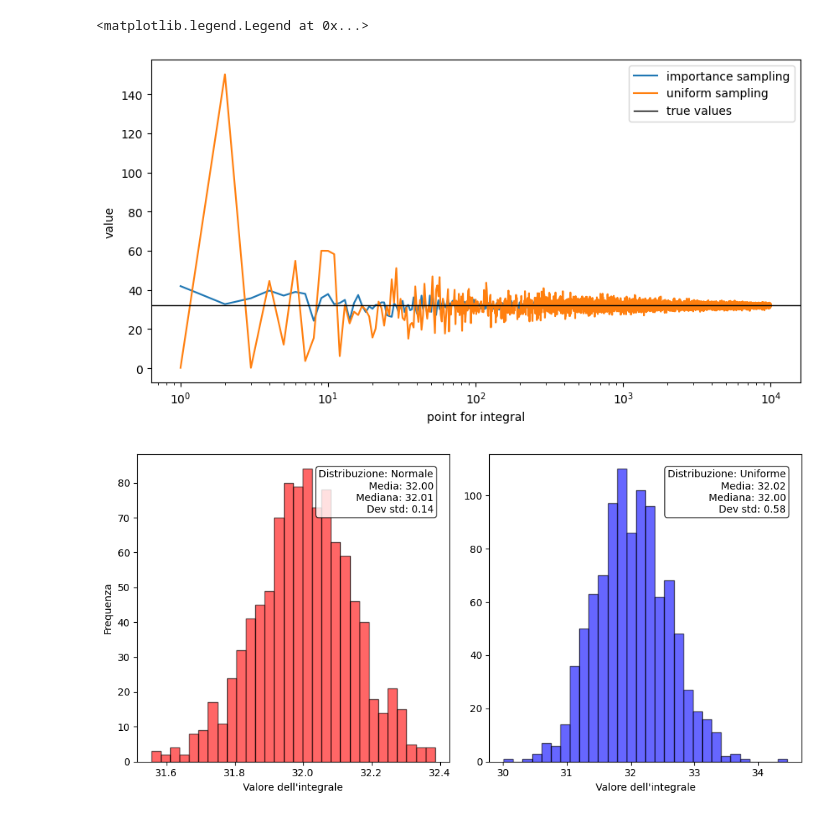
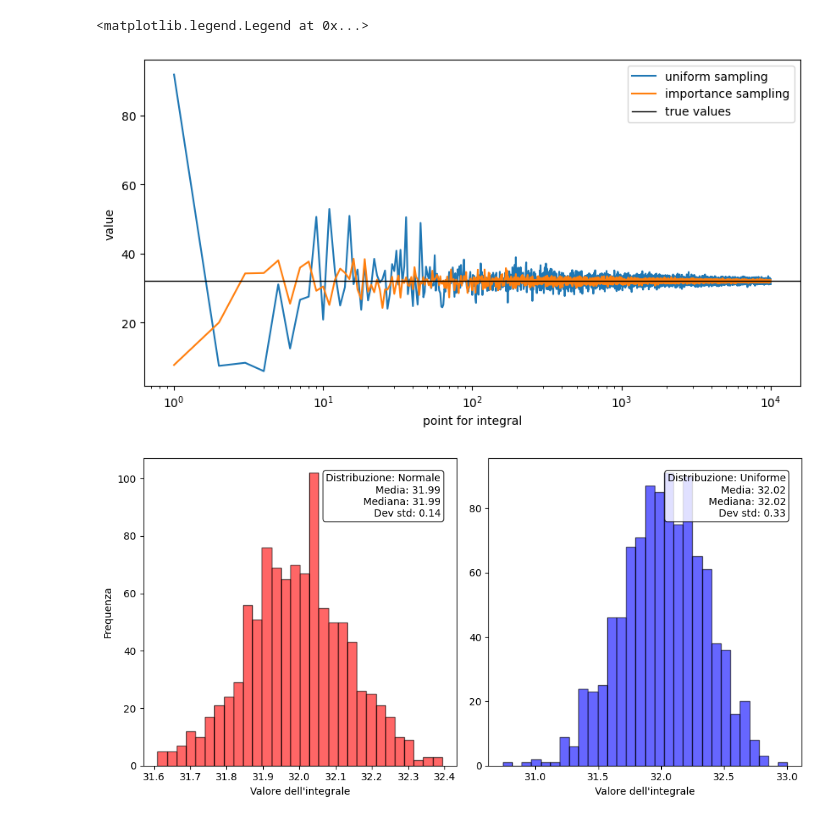
Before and after one commit to oblivion0218/ES_AstroStatistic, a Jupyter notebook: Riccardo_Bossi/lez 3/Monte_Carlo_int.ipynb, the cells around one changed output. Drawn from its saved outputs; the diff is of its cells as text; code cells hidden in the pictures.

```diff
--- a/Riccardo_Bossi/lez 3/Monte_Carlo_int.ipynb
+++ b/Riccardo_Bossi/lez 3/Monte_Carlo_int.ipynb
@@ -2,7 +2,6 @@
 import numpy as np
 from matplotlib import pyplot as plt
 from scipy.optimize import curve_fit
-from scipy.stats import norm
 from scipy.stats import norm
 
 mu = 4  #centroide gaussiana per importance sampling, ricavata dal grafico della funzione
@@ -21,14 +20,14 @@ expected = 2 * sigma**4 #valore atteso
 def function(x, sigma):  # Funzione da integrare
     return x**3 * np.exp(-(x**2) / (2 * sigma**2))
 
-def Importance_sampling (N) :
+def Importance_sampling (N) : #------------------------------------------------------------------------------------------------
 
     X = [] #vettore numeri generati casualmente
 
     while len(X) < N:
-        Xi = np.random.normal(mu, sigma_norm) #vantaggio : l'integrale è svolto da 0 a infinito
-        if Xi > 0 :
-            X.append(Xi)
+        Xi = np.random.normal(mu, sigma_norm) #vantaggio : i punti sono generati su tutto R
+        if Xi >= 0 :
+            X.append(Xi) #seleziono solo R+
 
     X = np.array(X) # boh, va convertito in array perchè python non lo legge sennò
 
@@ -44,37 +43,37 @@ def Importance_sampling (N) :
     weighted_values = function(X, sigma) / (peso / p_positive)
 
     integral = np.mean(weighted_values)
 
     return integral
 
-def gen_uniforme (N) :
+def gen_uniforme (N) : #------------------------------------------------------------------------------------------------
 
     x_min = 0   #nella gen uniforme devo mettere degli estremi
-    x_max = 10*sigma
+    x_max = 5*sigma
 
     Y = np.random.uniform(x_min, x_max, N) #metodo crude
 
     integral = (x_max - x_min) * np.mean(function(Y, sigma))
 
     return integral
 
 for N in range(N_max):
     number.append(N)
     area_norm.append(Importance_sampling(N))
     area_uni.append(gen_uniforme(N))
 
 
 plt.figure(figsize=(10, 5))
 plt.xscale('log')
+plt.plot(number, area_uni, label ="uniform sampling")
 plt.plot(number, area_norm, label = "importance sampling")
-plt.plot(number, area_uni, label ="uniform sampling")
 plt.xlabel("point for integral")
 plt.ylabel("value")
 plt.axhline(y=2 * sigma**4, color='black', linestyle='-', linewidth=1, label ="true values")
 plt.legend()
 # %% [output]
 <matplotlib.legend.Legend at 0x...>
-[figure, old version]
+[figure, new version]
 # %%
 ripetizioni = 1000 #ripetizioni per l'integrale
 
@@ -122,4 +121,4 @@ plt.text(0.95, 0.95,
 
 plt.tight_layout()
 # %% [output]
-[figure, old version]
+[figure, new version]
```
Also changed, not shown: 4 other files.
